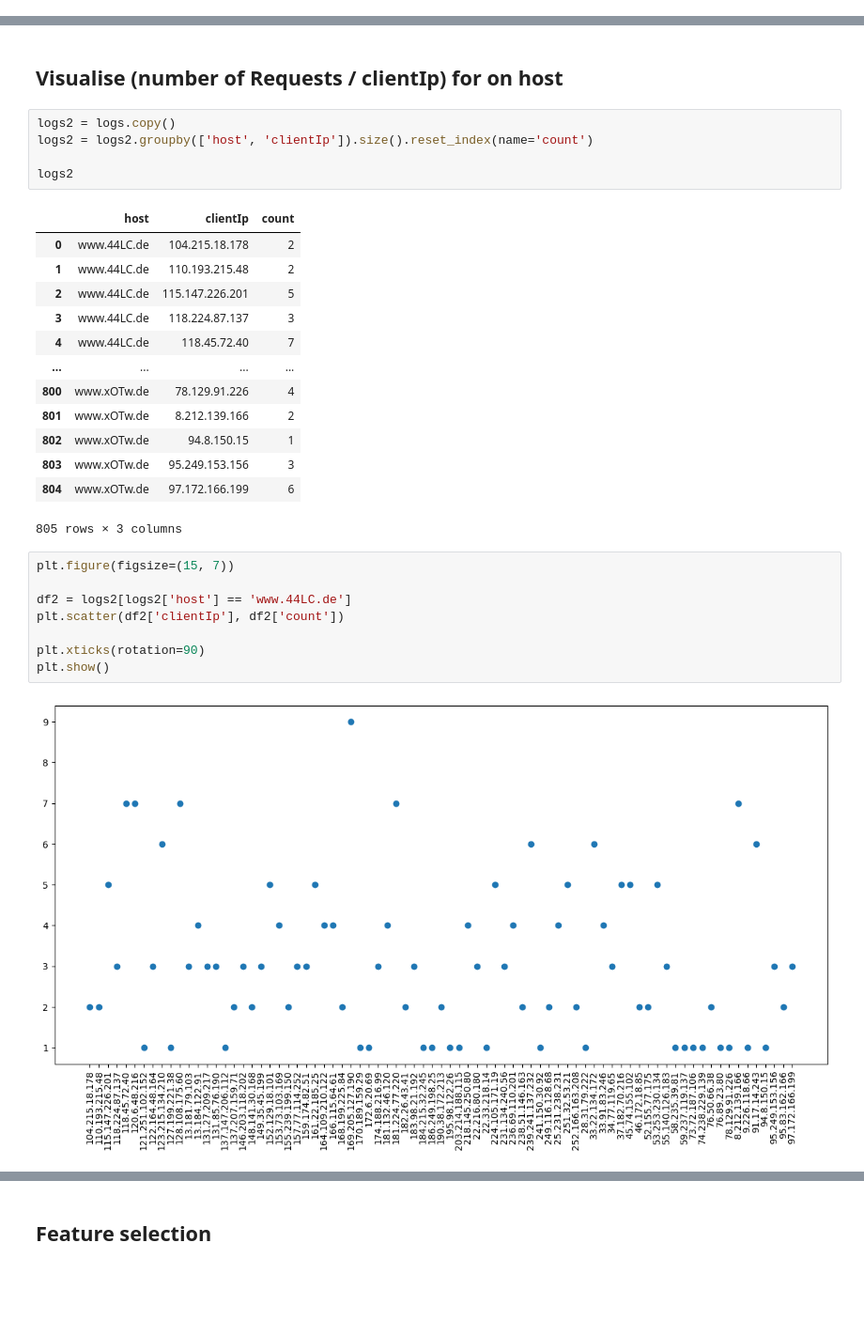
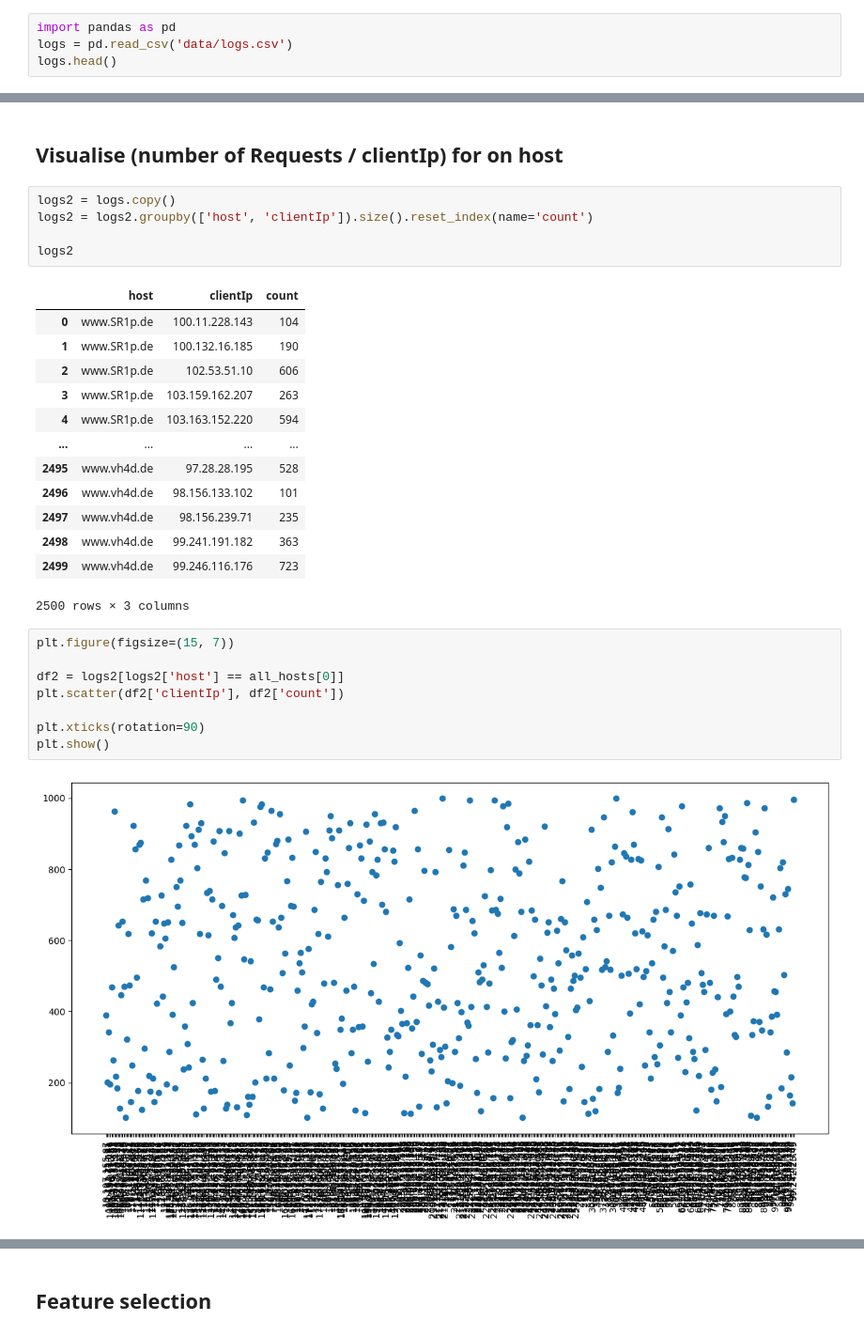
Before and after one commit to Olaf4000/IsolationForest, a Jupyter notebook: visualisation.ipynb, the cells around one changed output, grey strips where cells are left out. Shown at 94% size. Cells and saved outputs as stored; diff of their text form; blank space fills up the shorter version.

```diff
--- a/visualisation.ipynb
+++ b/visualisation.ipynb
@@ -34,0 +30,4 @@ logs.head()
+# %%
+import pandas as pd
+logs = pd.read_csv('data/logs.csv')
+logs.head()
@@ -88,28 +94,28 @@ logs2 = logs2.groupby(['host', 'clientIp']).size().reset_index(name='count')
 logs2
 # %% [output]
 |  | host | clientIp | count |
-| 0 | www.44LC.de | 104.215.18.178 | 2 |
-| 1 | www.44LC.de | 110.193.215.48 | 2 |
-| 2 | www.44LC.de | 115.147.226.201 | 5 |
-| 3 | www.44LC.de | 118.224.87.137 | 3 |
-| 4 | www.44LC.de | 118.45.72.40 | 7 |
+| 0 | www.SR1p.de | 100.11.228.143 | 104 |
+| 1 | www.SR1p.de | 100.132.16.185 | 190 |
+| 2 | www.SR1p.de | 102.53.51.10 | 606 |
+| 3 | www.SR1p.de | 103.159.162.207 | 263 |
+| 4 | www.SR1p.de | 103.163.152.220 | 594 |
 | ... | ... | ... | ... |
-| 800 | www.xOTw.de | 78.129.91.226 | 4 |
-| 801 | www.xOTw.de | 8.212.139.166 | 2 |
-| 802 | www.xOTw.de | 94.8.150.15 | 1 |
-| 803 | www.xOTw.de | 95.249.153.156 | 3 |
-| 804 | www.xOTw.de | 97.172.166.199 | 6 |
+| 2495 | www.vh4d.de | 97.28.28.195 | 528 |
+| 2496 | www.vh4d.de | 98.156.133.102 | 101 |
+| 2497 | www.vh4d.de | 98.156.239.71 | 235 |
+| 2498 | www.vh4d.de | 99.241.191.182 | 363 |
+| 2499 | www.vh4d.de | 99.246.116.176 | 723 |
-805 rows × 3 columns
+2500 rows × 3 columns
 # %%
 plt.figure(figsize=(15, 7))
 
-df2 = logs2[logs2['host'] == 'www.44LC.de']
+df2 = logs2[logs2['host'] == all_hosts[0]]
 plt.scatter(df2['clientIp'], df2['count'])
 
 plt.xticks(rotation=90)
 plt.show()
 # %% [output]
-[figure, old version]
+[figure, new version]
 # %%
 plt.figure(figsize=(15, 7))
 
```
Also changed, not shown: parts of 12 cells of this notebook, 5 other files.
